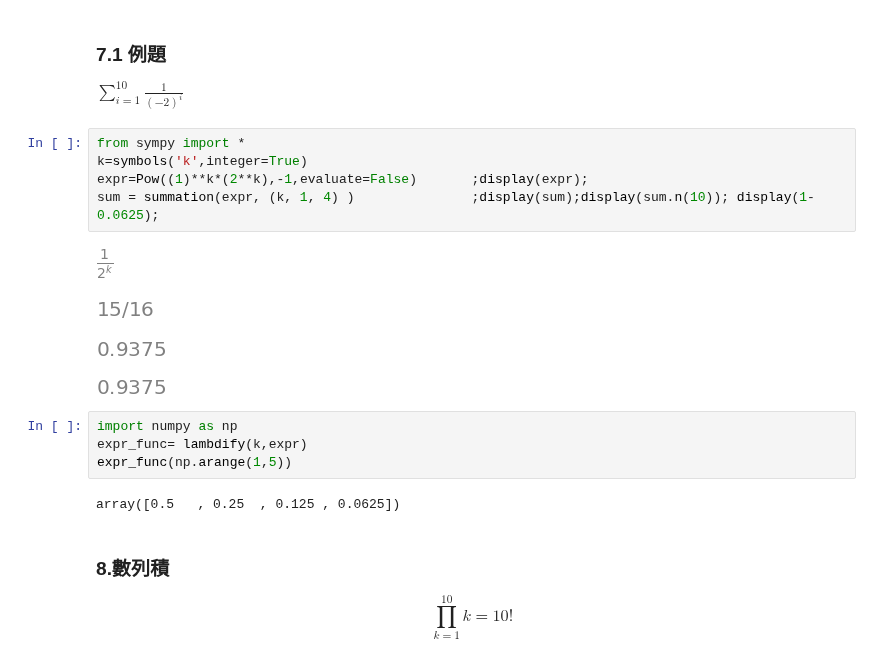
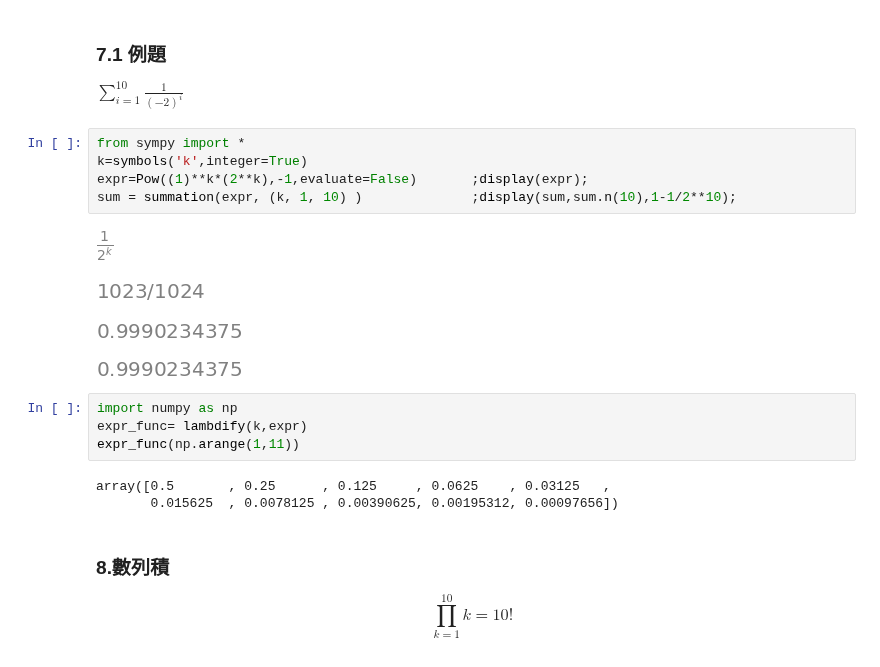
Before and after one commit to eddylin2015/mathsym, a Jupyter notebook: README.ipynb, the cells around one changed output. Drawn from its saved outputs; the diff is of its cells as text.

```diff
--- a/README.ipynb
+++ b/README.ipynb
@@ -254,19 +254,20 @@ $\sum_{i=1}^{10} \frac{1}{(-2)^i}$
 # %%
 from sympy import *
 k=symbols('k',integer=True)
 expr=Pow((1)**k*(2**k),-1,evaluate=False)       ;display(expr);
-sum = summation(expr, (k, 1, 4) )               ;display(sum);display(sum.n(10)); display(1-0.0625);
+sum = summation(expr, (k, 1, 10) )              ;display(sum,sum.n(10),1-1/2**10);
 # %% [output]
 [figure]
-[figure, old version]
+[figure, new version]
-[figure, old version]
+[figure, new version]
-[figure, old version]
+[figure, new version]
 # %%
 import numpy as np
 expr_func= lambdify(k,expr)
-expr_func(np.arange(1,5))
+expr_func(np.arange(1,11))
 # %% [output]
-array([0.5   , 0.25  , 0.125 , 0.0625])
+array([0.5       , 0.25      , 0.125     , 0.0625    , 0.03125   ,
+       0.015625  , 0.0078125 , 0.00390625, 0.00195312, 0.00097656])
 # %% [markdown]
 ### 8.數列積
 $$\prod_{k=1}^{10} k= 10!$$
```
Also changed, not shown: parts of 14 cells of this notebook, 1 other file.
